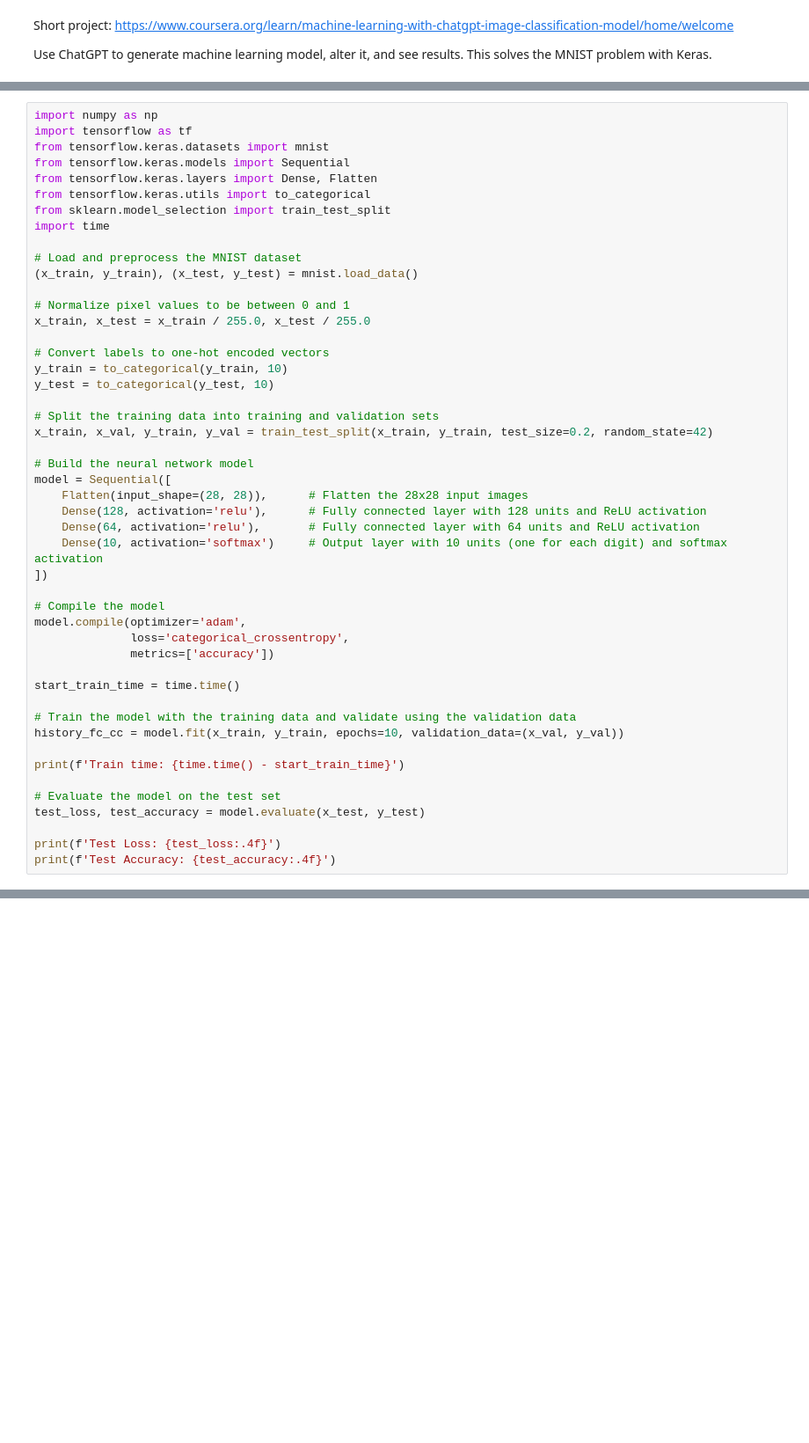
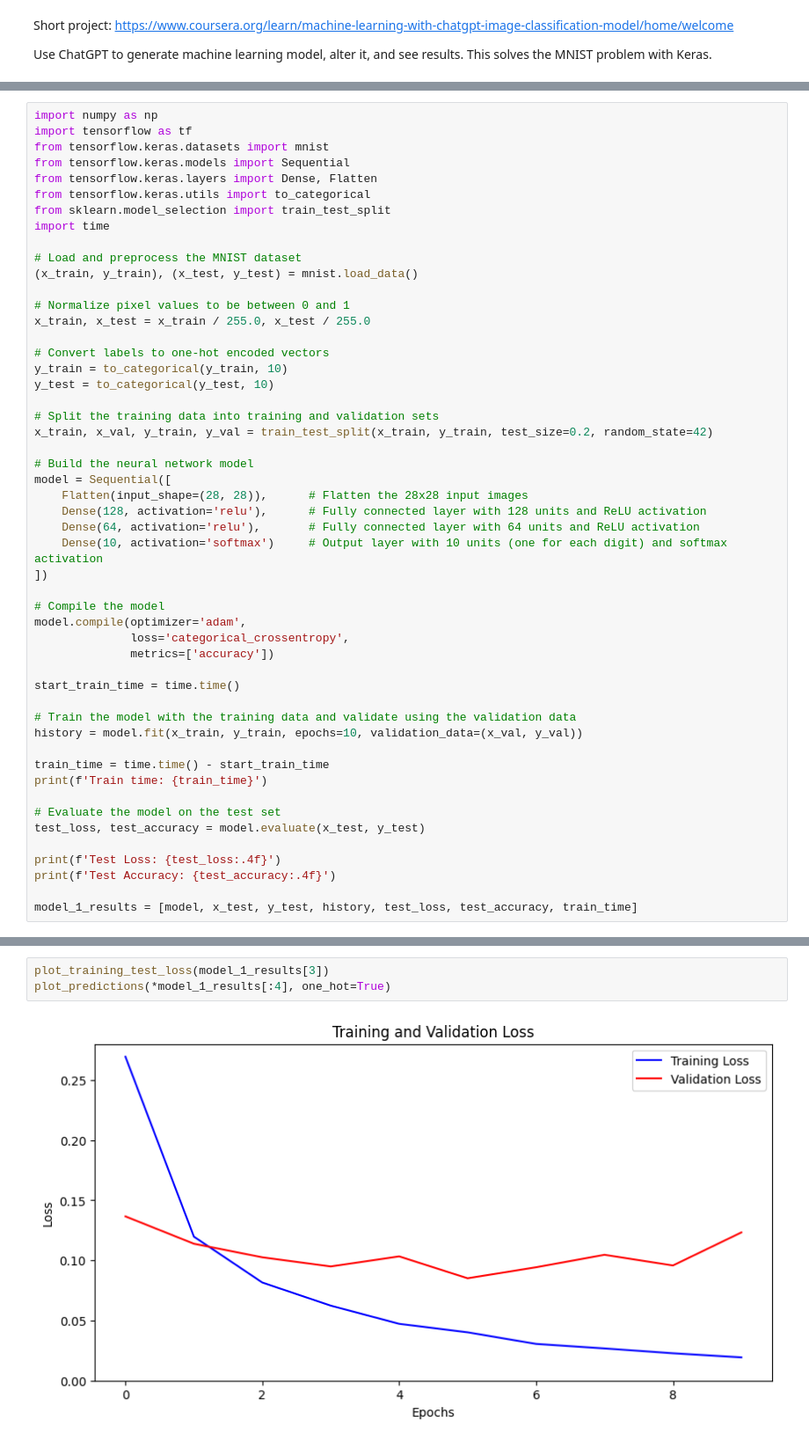
Before and after one commit to awcrosby/misc_projects, a Jupyter notebook: mnist_classification_via_chatgpt.ipynb, the cells around one changed output, grey strips where cells are left out. Shown at 88% size. Drawn from its saved outputs; the diff is of its cells as text; blank space fills up the shorter version.

Commit message:
Add more models and show more summaries, evaluations, and comparisons

```diff
--- a/mnist_classification_via_chatgpt.ipynb
+++ b/mnist_classification_via_chatgpt.ipynb
@@ -47,14 +48,17 @@ model.compile(optimizer='adam',
 start_train_time = time.time()
 
 # Train the model with the training data and validate using the validation data
-history_fc_cc = model.fit(x_train, y_train, epochs=10, validation_data=(x_val, y_val))
+history = model.fit(x_train, y_train, epochs=10, validation_data=(x_val, y_val))
 
-print(f'Train time: {time.time() - start_train_time}')
+train_time = time.time() - start_train_time
+print(f'Train time: {train_time}')
 
 # Evaluate the model on the test set
 test_loss, test_accuracy = model.evaluate(x_test, y_test)
 
 print(f'Test Loss: {test_loss:.4f}')
 print(f'Test Accuracy: {test_accuracy:.4f}')
+
+model_1_results = [model, x_test, y_test, history, test_loss, test_accuracy, train_time]
 # %% [output]
 Epoch 1/10
@@ -157,0 +147,5 @@ plot_images(history_fc_cc)
+# %%
+plot_training_test_loss(model_1_results[3])
+plot_predictions(*model_1_results[:4], one_hot=True)
+# %% [output]
+[figure, added]
```
Also changed, not shown: parts of 24 cells of this notebook.
